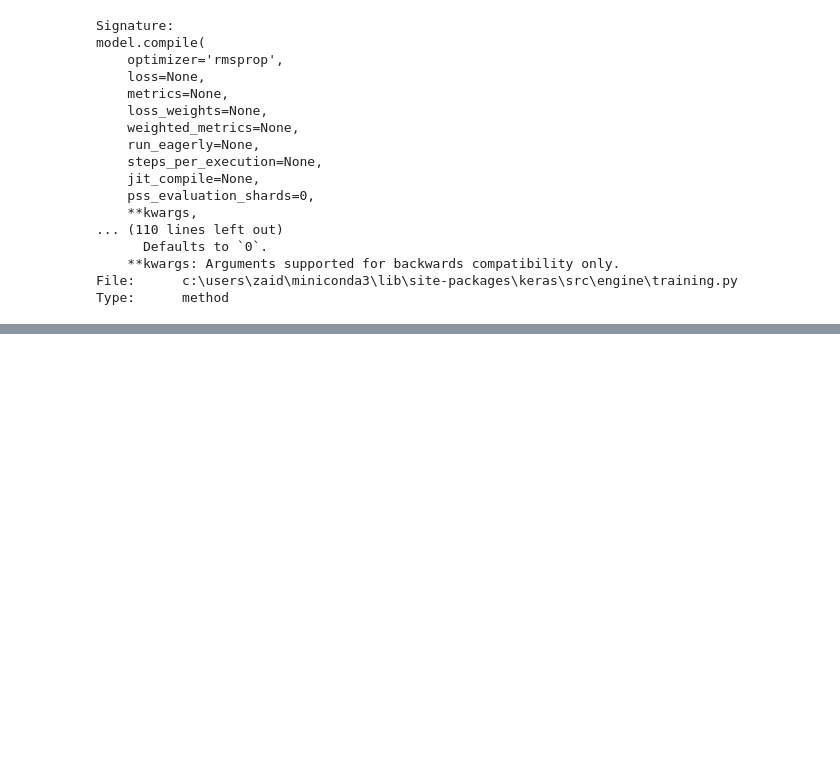
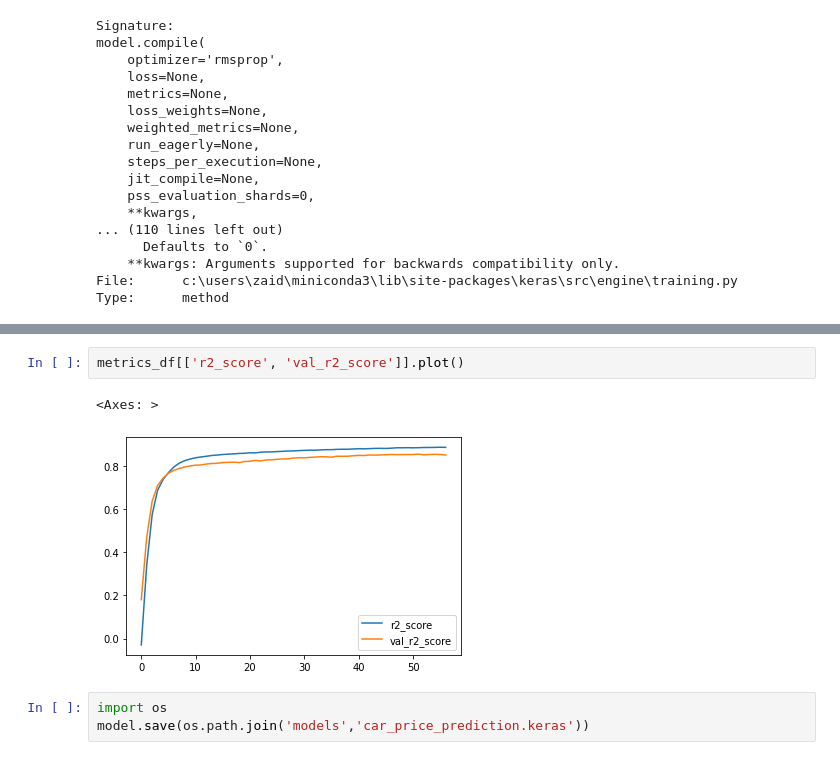
Before and after one commit to zaid-kamil/neural_network_anirudh, a Jupyter notebook: ann_regression.ipynb, the cells around one changed output, grey strips where cells are left out. Cells and saved outputs as stored; diff of their text form; blank space fills up the shorter version.

```diff
--- a/ann_regression.ipynb
+++ b/ann_regression.ipynb
@@ -189,0 +192,8 @@ findBestParams(X_train, y_train, X_test, y_test)
+# %%
+metrics_df[['r2_score', 'val_r2_score']].plot()
+# %% [output]
+<Axes: >
+[figure, added]
+# %%
+import os
+model.save(os.path.join('models','car_price_prediction.keras'))
```
Also changed, not shown: parts of 17 cells of this notebook, 1 other file.
